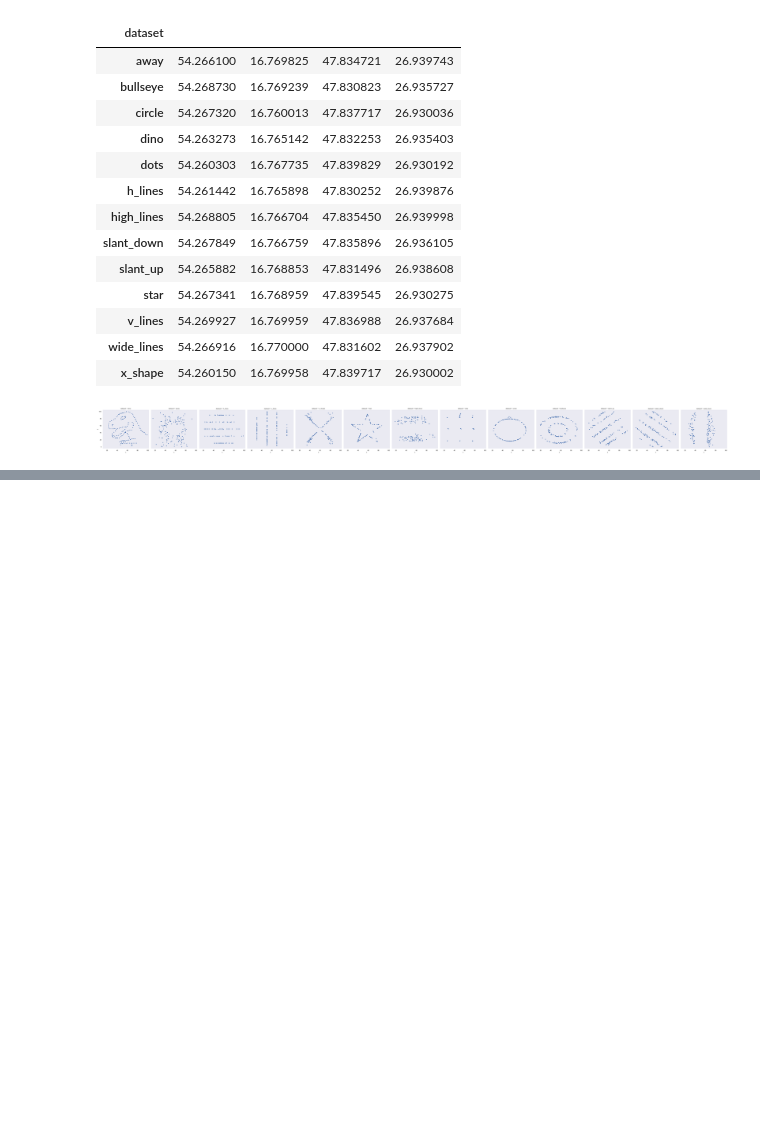
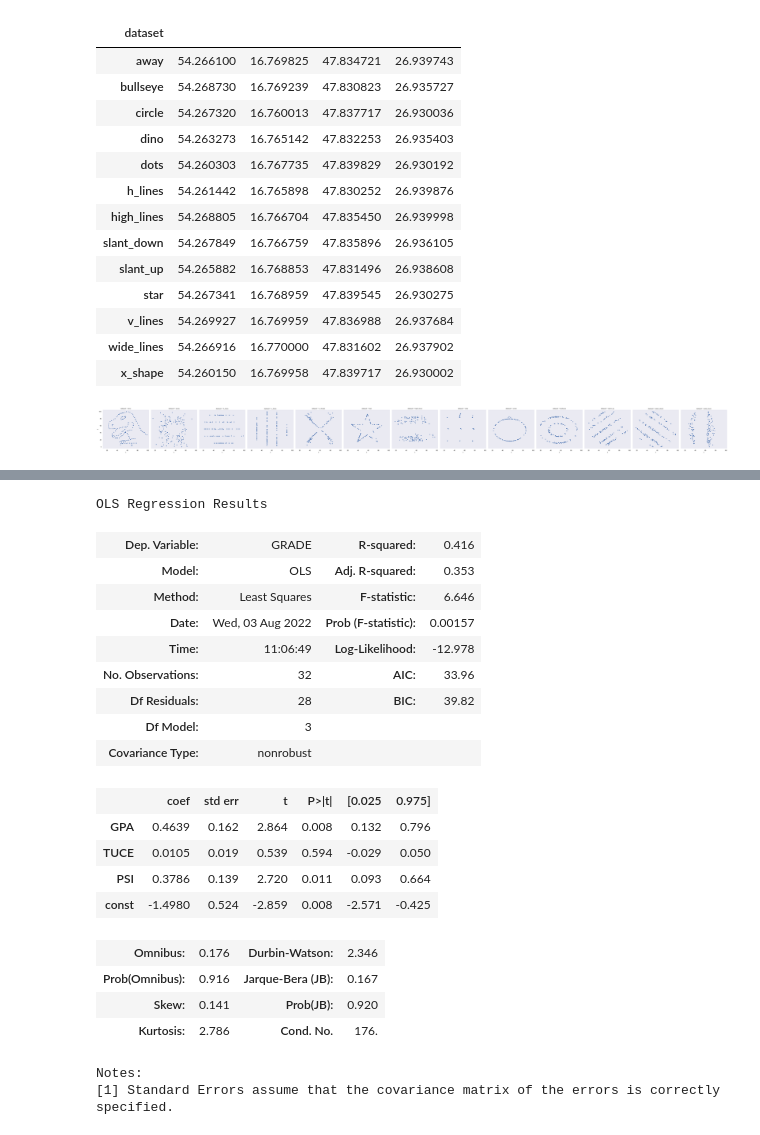
Before and after one commit to jasperjjhe/Oxbridge-CamTrad-Data-Science-2022, a Jupyter notebook: main-in-class-work.ipynb, the cells around one changed output, grey strips where cells are left out. Cells and saved outputs as stored; diff of their text form; code cells hidden in the pictures; blank space fills up the shorter version.

```diff
--- a/main-in-class-work.ipynb
+++ b/main-in-class-work.ipynb
@@ -162,0 +242,3 @@ df_saurus.groupby(["dataset"]).agg(["mean", "std"])
+# %%
+y = spector_data.endog
+y
@@ -162,0 +263,27 @@ df_saurus.groupby(["dataset"]).agg(["mean", "std"])
+# %%
+model = sm.OLS(y, x)
+res = model.fit()
+# %%
+res.summary()
+# %% [output]
+OLS Regression Results
+| Dep. Variable: | GRADE | R-squared: | 0.416 |
+| Model: | OLS | Adj. R-squared: | 0.353 |
+| Method: | Least Squares | F-statistic: | 6.646 |
+| Date: | Wed, 03 Aug 2022 | Prob (F-statistic): | 0.00157 |
+| Time: | 11:06:49 | Log-Likelihood: | -12.978 |
+| No. Observations: | 32 | AIC: | 33.96 |
+| Df Residuals: | 28 | BIC: | 39.82 |
+| Df Model: | 3 |  |  |
+| Covariance Type: | nonrobust |  |  |
+|  | coef | std err | t | P>|t| | [0.025 | 0.975] |
+| GPA | 0.4639 | 0.162 | 2.864 | 0.008 | 0.132 | 0.796 |
+| TUCE | 0.0105 | 0.019 | 0.539 | 0.594 | -0.029 | 0.050 |
+| PSI | 0.3786 | 0.139 | 2.720 | 0.011 | 0.093 | 0.664 |
+| const | -1.4980 | 0.524 | -2.859 | 0.008 | -2.571 | -0.425 |
+| Omnibus: | 0.176 | Durbin-Watson: | 2.346 |
+| Prob(Omnibus): | 0.916 | Jarque-Bera (JB): | 0.167 |
+| Skew: | 0.141 | Prob(JB): | 0.920 |
+| Kurtosis: | 2.786 | Cond. No. | 176. |
+Notes:
+[1] Standard Errors assume that the covariance matrix of the errors is correctly specified.
```
Also changed, not shown: parts of 5 cells of this notebook.
